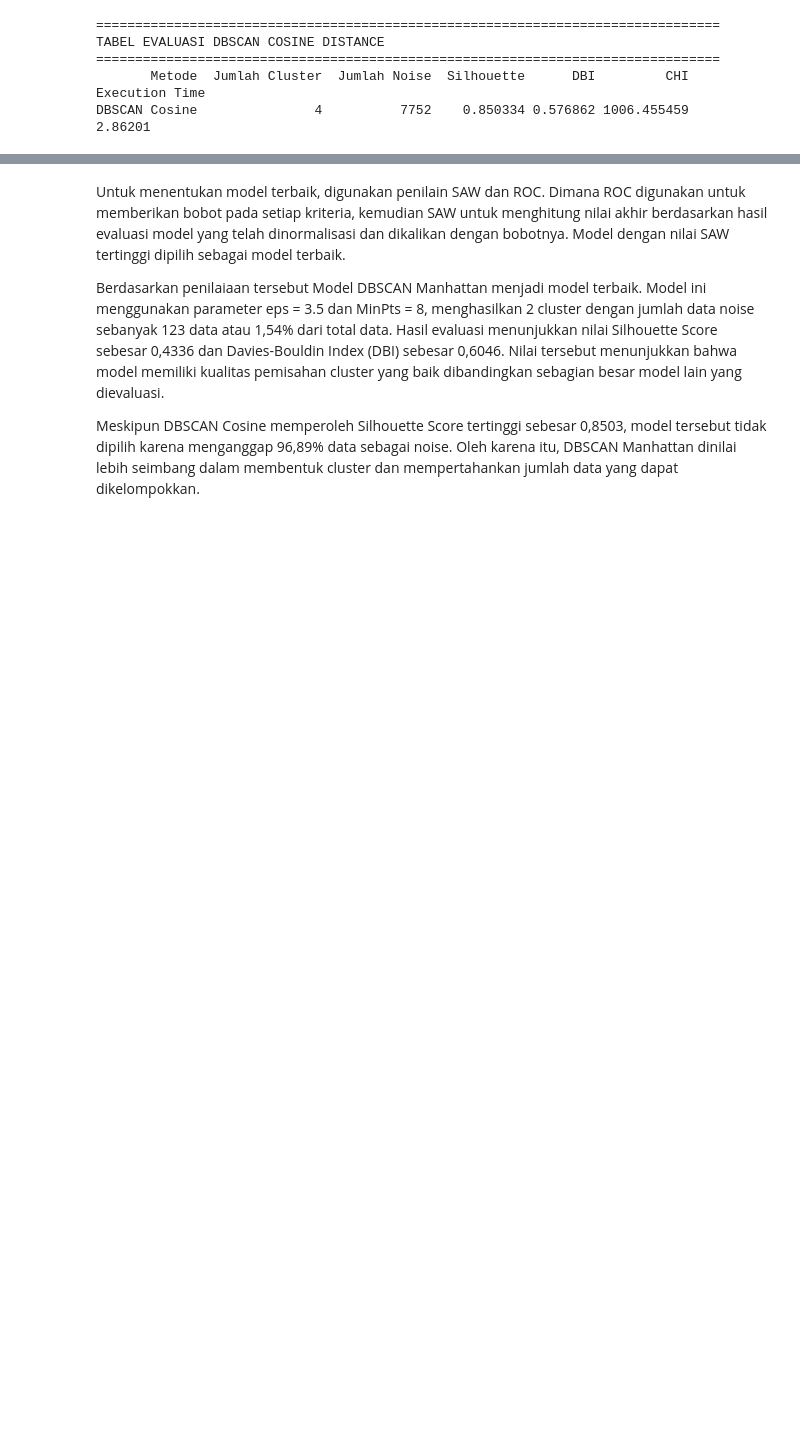
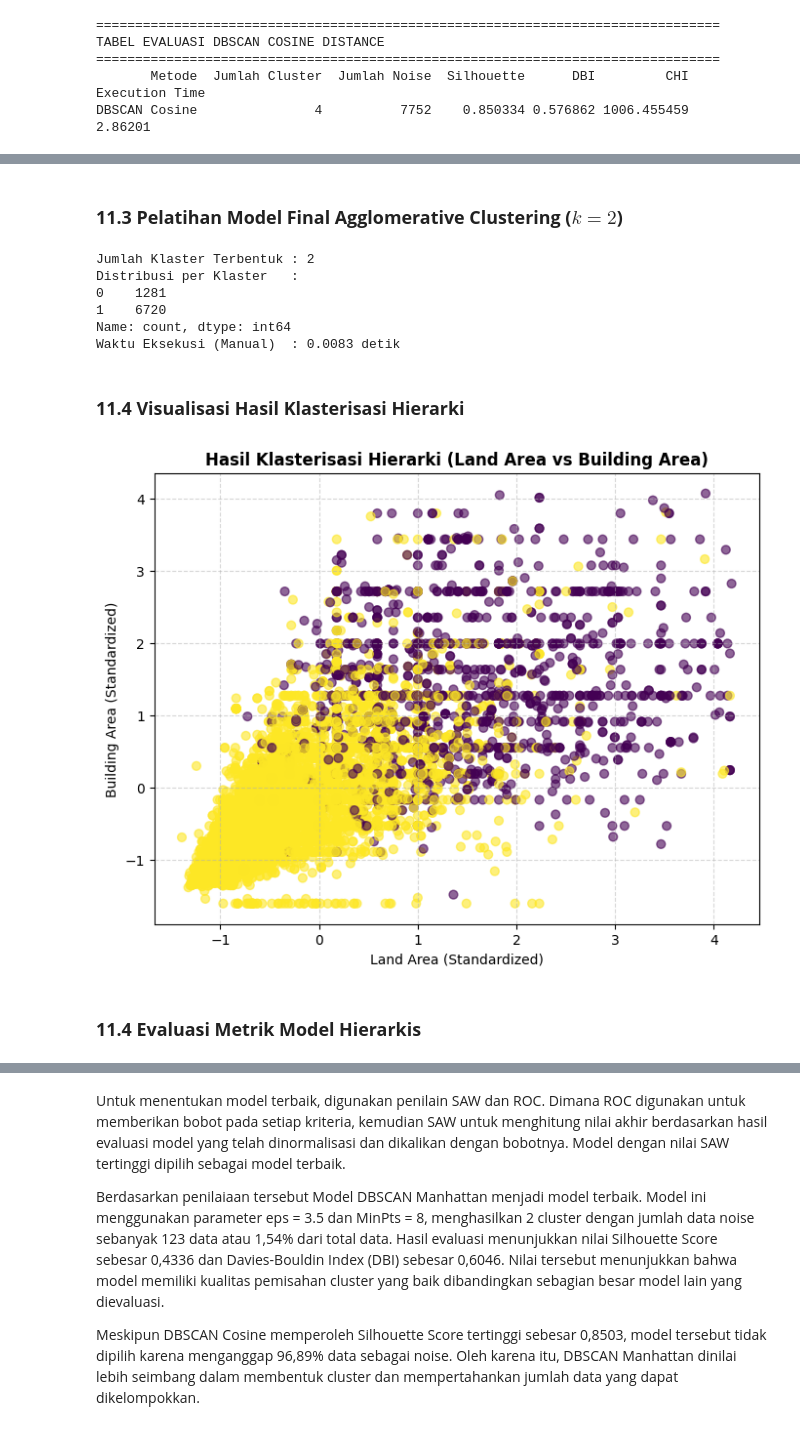
Before and after one commit to nurilhuda05/Pembelajaran_Mesin_2026, a Jupyter notebook: Kuis1_PembelajaranMesin_Muhammad Nuril Huda.ipynb, the cells around one changed output, grey strips where cells are left out. Drawn from its saved outputs; the diff is of its cells as text; code cells hidden in the pictures; blank space fills up the shorter version.

Commit message:
Menambahkan Hierarki dan Hasil akhir

```diff
--- a/Kuis1_PembelajaranMesin_Muhammad Nuril Huda.ipynb
+++ b/Kuis1_PembelajaranMesin_Muhammad Nuril Huda.ipynb
@@ -2104,0 +2147,74 @@ DBSCAN Cosine               4          7752    0.850334 0.576862 1006.455459
+# %% [markdown]
+### **11.3 Pelatihan Model Final Agglomerative Clustering ($k = 2$)**
+# %%
+start_time_hierarchical = time.time()
+
+X = df.values
+n_samples = len(X)
+k_target = 2
+
+# Pada matriks linkage (N-1 langkah), baris terakhir [-1] adalah percabangan puncak (root)
+# yang menggabungkan 2 klaster utama terakhir.
+# Anak cabang puncak berada di indeks 0 dan indeks 1 pada baris terakhir linkage_matrix.
+node_left = int(linkage_matrix[-1, 0])
+node_right = int(linkage_matrix[-1, 1])
+
+# Fungsi penelusuran manual (DFS/Stack) untuk mengumpulkan indeks anggota setiap klaster
+def cari_anggota_klaster(node, Z, n):
+    anggota = []
+    stack = [node]
+    while stack:
+        curr = stack.pop()
+        if curr < n:
+            anggota.append(curr)
+        else:
+            left_child = int(Z[curr - n, 0])
+            right_child = int(Z[curr - n, 1])
+            stack.append(left_child)
+            stack.append(right_child)
+    return anggota
+
+# Menelusuri seluruh anggota untuk Klaster 0 dan Klaster 1 secara manual
+anggota_klaster_0 = cari_anggota_klaster(node_left, linkage_matrix, n_samples)
+anggota_klaster_1 = cari_anggota_klaster(node_right, linkage_matrix, n_samples)
+
+# Memberikan label klaster manual ke setiap baris data
+y_hierarchical = np.zeros(n_samples, dtype=int)
+y_hierarchical[anggota_klaster_1] = 1
+
+# Menghitung durasi eksekusi
+execution_time_hierarchical = time.time() - start_time_hierarchical
+
+n_clusters_hierarchical = len(set(y_hierarchical))
+print(f"Jumlah Klaster Terbentuk : {n_clusters_hierarchical}")
+print("Distribusi per Klaster   :")
+print(pd.Series(y_hierarchical).value_counts().sort_index())
+print(f"Waktu Eksekusi (Manual)  : {execution_time_hierarchical:.4f} detik")
+# %% [output]
+Jumlah Klaster Terbentuk : 2
+Distribusi per Klaster   :
+0    1281
+1    6720
+Name: count, dtype: int64
+Waktu Eksekusi (Manual)  : 0.0083 detik
+# %% [markdown]
+### **11.4 Visualisasi Hasil Klasterisasi Hierarki**
+# %%
+plt.figure(figsize=(8, 6))
+plt.scatter(
+    df['land_area'],
+    df['building_area'],
+    c=y_hierarchical,
+    s=40,
+    cmap='viridis',
+    alpha=0.6
+)
+plt.xlabel('Land Area (Standardized)')
+plt.ylabel('Building Area (Standardized)')
+plt.title('Hasil Klasterisasi Hierarki (Land Area vs Building Area)', fontsize=12, fontweight='bold')
+plt.grid(True, linestyle='--', alpha=0.5)
+plt.show()
+# %% [output]
+[figure, added]
+# %% [markdown]
+### **11.4 Evaluasi Metrik Model Hierarkis**
```
Also changed, not shown: parts of 16 cells of this notebook.
